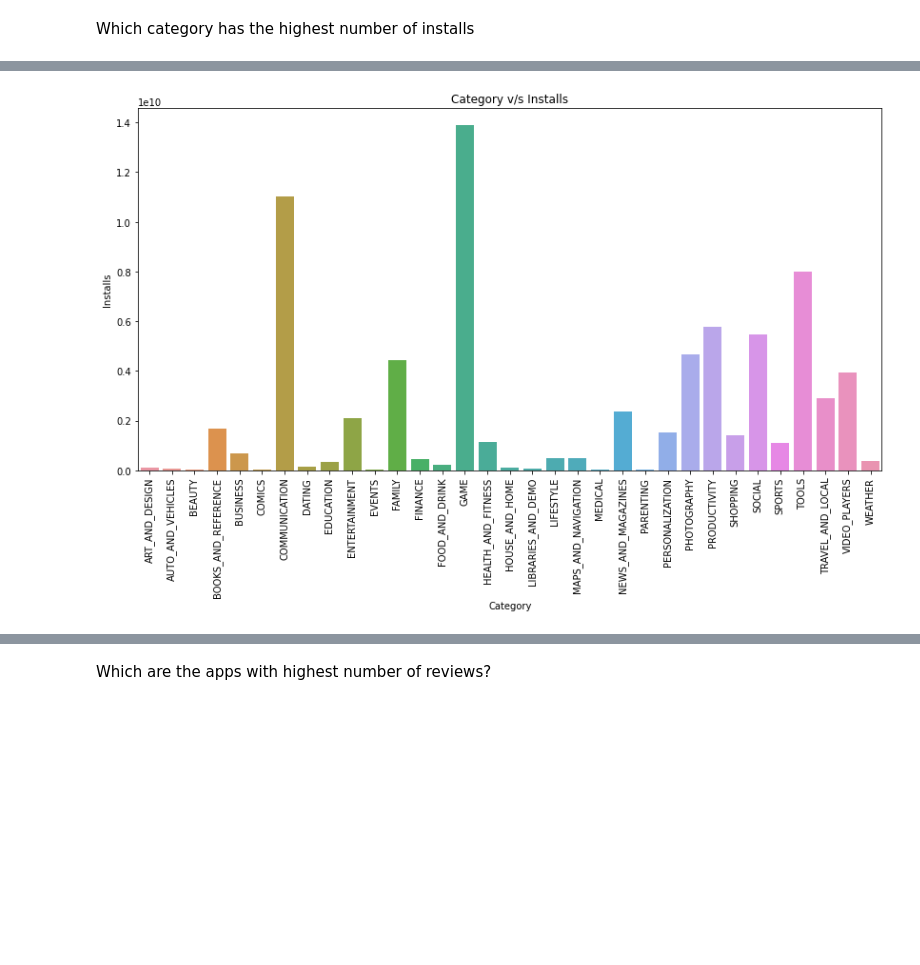
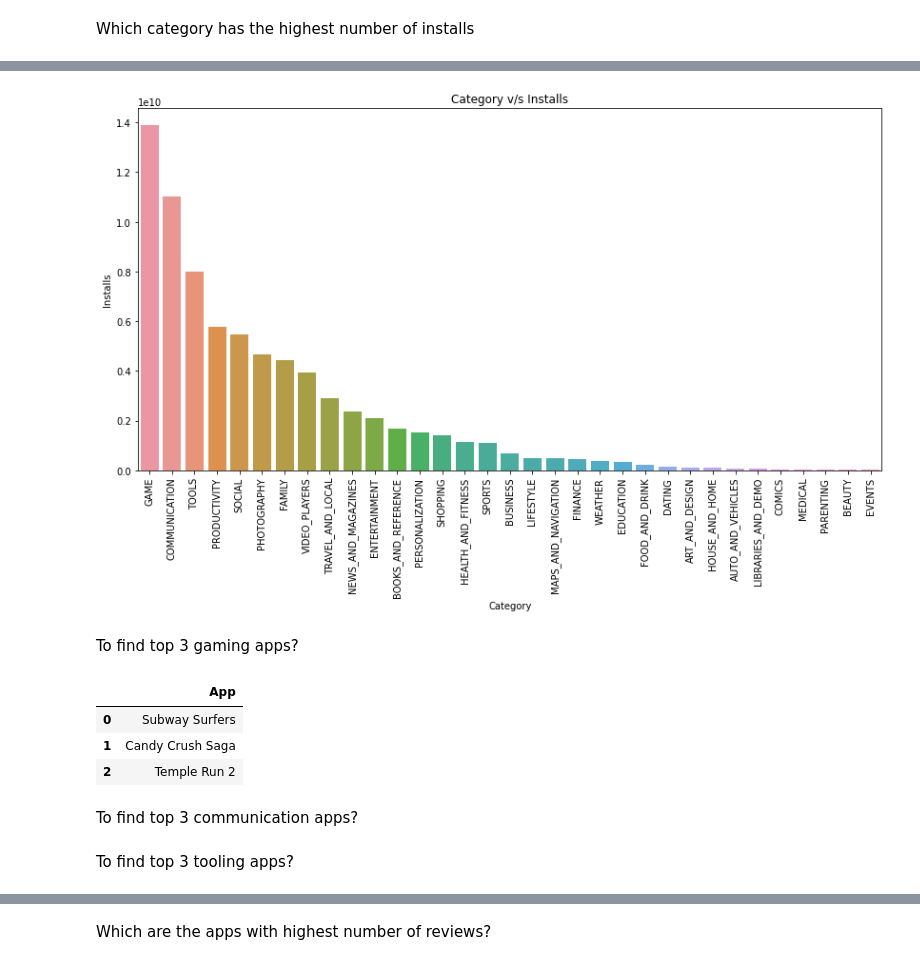
Before and after one commit to AanchalKankrecha/Playstore-Data-Analysis, a Jupyter notebook: Playstore_App_Review_Analysis_Capston_Project_Aanchal.ipynb, the cells around one changed output, grey strips where cells are left out. Drawn from its saved outputs; the diff is of its cells as text; code cells hidden in the pictures; blank space fills up the shorter version.

```diff
--- a/Playstore_App_Review_Analysis_Capston_Project_Aanchal.ipynb
+++ b/Playstore_App_Review_Analysis_Capston_Project_Aanchal.ipynb
@@ -389,6 +397,5 @@ df['Size']=df['Size'].apply(lambda x:x.replace(',',''))
 df['Size']=df.Size.apply(lambda x: x.replace('k',''))
 df['Size']=df['Size'].apply(lambda x:x.replace('M','000'))
 df['Size']=df.Size.replace('Varies with device',np.NaN)
-df['Size']=pd.to_numeric(df['Size'])
 df['Size'].head(10)
 # %% [output]
@@ -488 +495,6 @@ Android Ver          2
 dtype: int64
+# %%
+#m=df['Size'].mode()
+#df[df['Size'].fillna(m)]
+df['Size'].fillna(df.Size.mode()[0], inplace=True)
+df.Size.mode()
@@ -544,4 +559,4 @@ df.corr()
 Which category has the highest number of installs
 # %%
 category_install=pd.DataFrame(df.groupby(by='Category',as_index=False)['Installs'].sum())
-category_install
+category_install.sort_values(by=['Installs'],ascending=False,inplace=True)
@@ -566,10 +563,22 @@ category_install
 # %%
 plt.figure(figsize=(14,7))
 plt.xlabel('Categories')
 plt.ylabel('Number of Installs')
 plt.title('Category v/s Installs')
 plt.xticks(rotation=90)
-sns.barplot(category_install.Category,category_install.Installs)
+sns.barplot(x=category_install['Category'],y=category_install['Installs'])
 plt.show()
 # %% [output]
-[figure, old version]
+[figure, new version]
+# %% [markdown]
+To find top 3 gaming apps?
+# %%
+top_gaming_app=pd.DataFrame(df[df['Category']=='GAME'].sort_values(by=['Installs'],ascending=False).head(3)['App']).reset_index(drop=True)
+top_gaming_app
+# %% [output]
+|  | App |
+| 0 | Subway Surfers |
+| 1 | Candy Crush Saga |
+| 2 | Temple Run 2 |
+# %% [markdown]
+To find top 3 communication apps?
@@ -575,0 +587,2 @@ plt.show()
+# %% [markdown]
+To find top 3 tooling apps?
```
Also changed, not shown: parts of 42 cells of this notebook.
